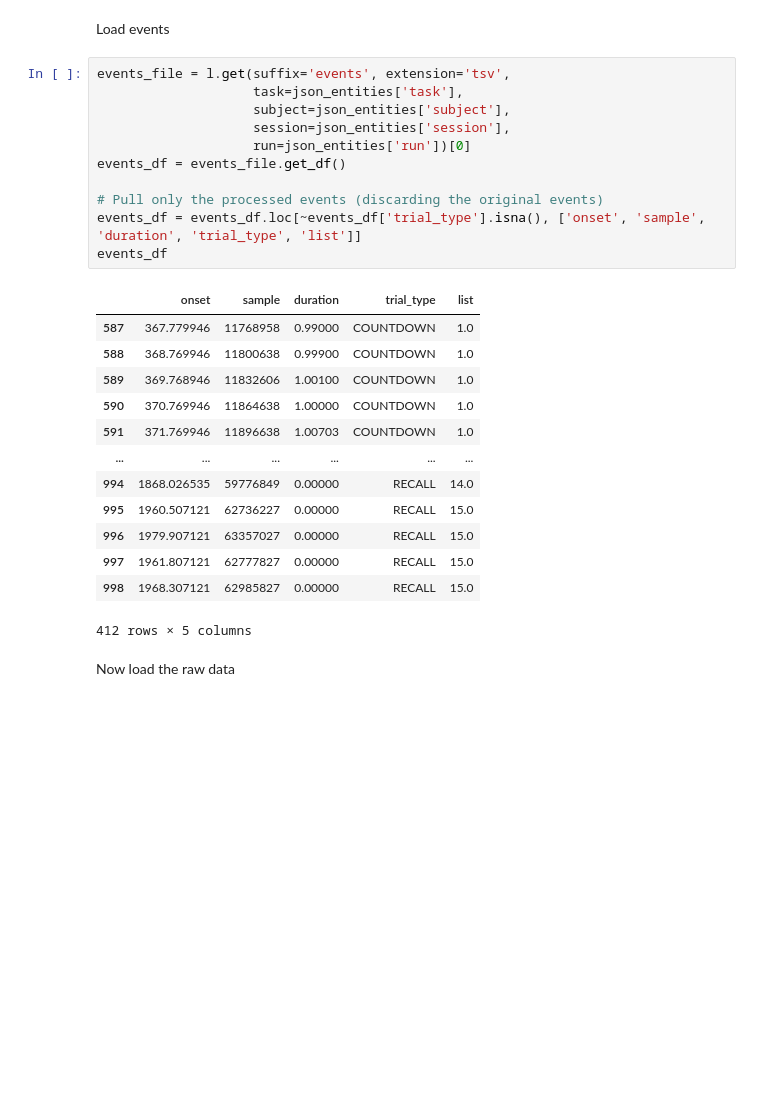
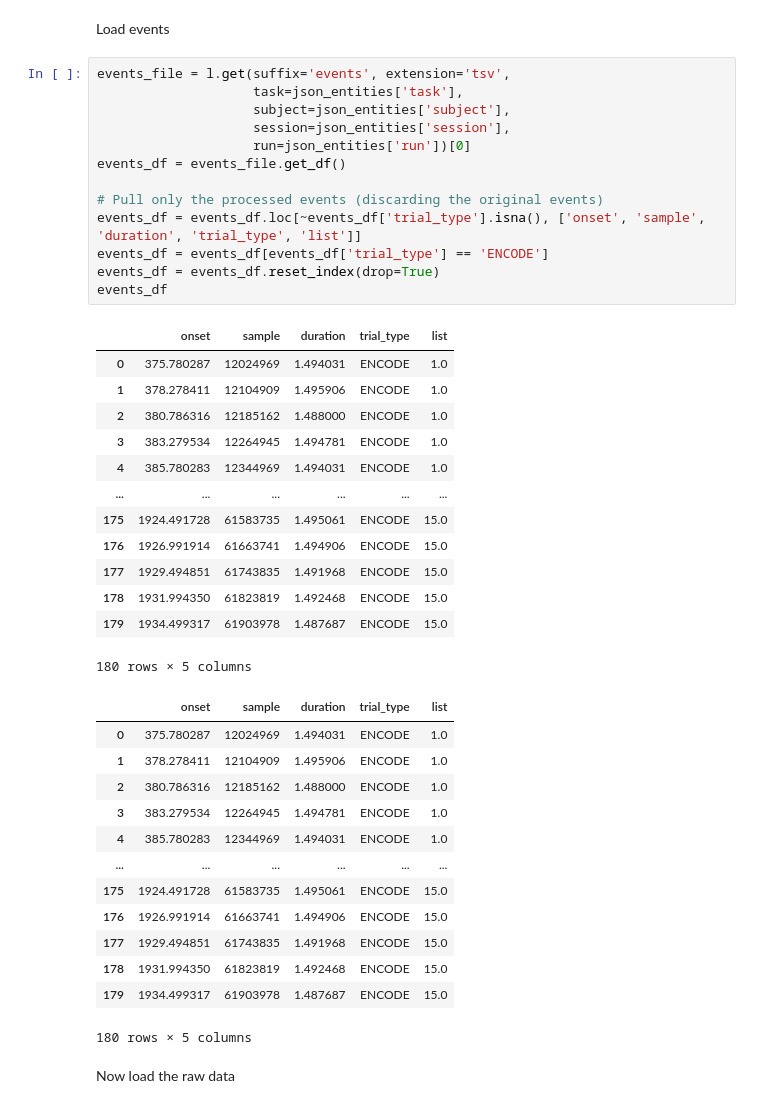
Before and after one commit to m-dams/MasterThesis, a Jupyter notebook: load_data.ipynb, the cells around one changed output. Cells and saved outputs as stored; diff of their text form; blank space fills up the shorter version.

```diff
--- a/load_data.ipynb
+++ b/load_data.ipynb
@@ -92,28 +119,43 @@ Load events
 # %%
 events_file = l.get(suffix='events', extension='tsv',
                     task=json_entities['task'],
                     subject=json_entities['subject'],
                     session=json_entities['session'],
                     run=json_entities['run'])[0]
 events_df = events_file.get_df()
 
 # Pull only the processed events (discarding the original events)
 events_df = events_df.loc[~events_df['trial_type'].isna(), ['onset', 'sample', 'duration', 'trial_type', 'list']]
+events_df = events_df[events_df['trial_type'] == 'ENCODE']
+events_df = events_df.reset_index(drop=True)
 events_df
 # %% [output]
 |  | onset | sample | duration | trial_type | list |
-| 587 | 367.779946 | 11768958 | 0.99000 | COUNTDOWN | 1.0 |
-| 588 | 368.769946 | 11800638 | 0.99900 | COUNTDOWN | 1.0 |
-| 589 | 369.768946 | 11832606 | 1.00100 | COUNTDOWN | 1.0 |
-| 590 | 370.769946 | 11864638 | 1.00000 | COUNTDOWN | 1.0 |
-| 591 | 371.769946 | 11896638 | 1.00703 | COUNTDOWN | 1.0 |
+| 0 | 375.780287 | 12024969 | 1.494031 | ENCODE | 1.0 |
+| 1 | 378.278411 | 12104909 | 1.495906 | ENCODE | 1.0 |
+| 2 | 380.786316 | 12185162 | 1.488000 | ENCODE | 1.0 |
+| 3 | 383.279534 | 12264945 | 1.494781 | ENCODE | 1.0 |
+| 4 | 385.780283 | 12344969 | 1.494031 | ENCODE | 1.0 |
 | ... | ... | ... | ... | ... | ... |
-| 994 | 1868.026535 | 59776849 | 0.00000 | RECALL | 14.0 |
-| 995 | 1960.507121 | 62736227 | 0.00000 | RECALL | 15.0 |
-| 996 | 1979.907121 | 63357027 | 0.00000 | RECALL | 15.0 |
-| 997 | 1961.807121 | 62777827 | 0.00000 | RECALL | 15.0 |
-| 998 | 1968.307121 | 62985827 | 0.00000 | RECALL | 15.0 |
+| 175 | 1924.491728 | 61583735 | 1.495061 | ENCODE | 15.0 |
+| 176 | 1926.991914 | 61663741 | 1.494906 | ENCODE | 15.0 |
+| 177 | 1929.494851 | 61743835 | 1.491968 | ENCODE | 15.0 |
+| 178 | 1931.994350 | 61823819 | 1.492468 | ENCODE | 15.0 |
+| 179 | 1934.499317 | 61903978 | 1.487687 | ENCODE | 15.0 |
-412 rows × 5 columns
+180 rows × 5 columns
+|  | onset | sample | duration | trial_type | list |
+| 0 | 375.780287 | 12024969 | 1.494031 | ENCODE | 1.0 |
+| 1 | 378.278411 | 12104909 | 1.495906 | ENCODE | 1.0 |
+| 2 | 380.786316 | 12185162 | 1.488000 | ENCODE | 1.0 |
+| 3 | 383.279534 | 12264945 | 1.494781 | ENCODE | 1.0 |
+| 4 | 385.780283 | 12344969 | 1.494031 | ENCODE | 1.0 |
+| ... | ... | ... | ... | ... | ... |
+| 175 | 1924.491728 | 61583735 | 1.495061 | ENCODE | 15.0 |
+| 176 | 1926.991914 | 61663741 | 1.494906 | ENCODE | 15.0 |
+| 177 | 1929.494851 | 61743835 | 1.491968 | ENCODE | 15.0 |
+| 178 | 1931.994350 | 61823819 | 1.492468 | ENCODE | 15.0 |
+| 179 | 1934.499317 | 61903978 | 1.487687 | ENCODE | 15.0 |
+180 rows × 5 columns
 # %% [markdown]
 Now load the raw data
 # %%
```
Also changed, not shown: parts of 8 cells of this notebook, 5 other files.
